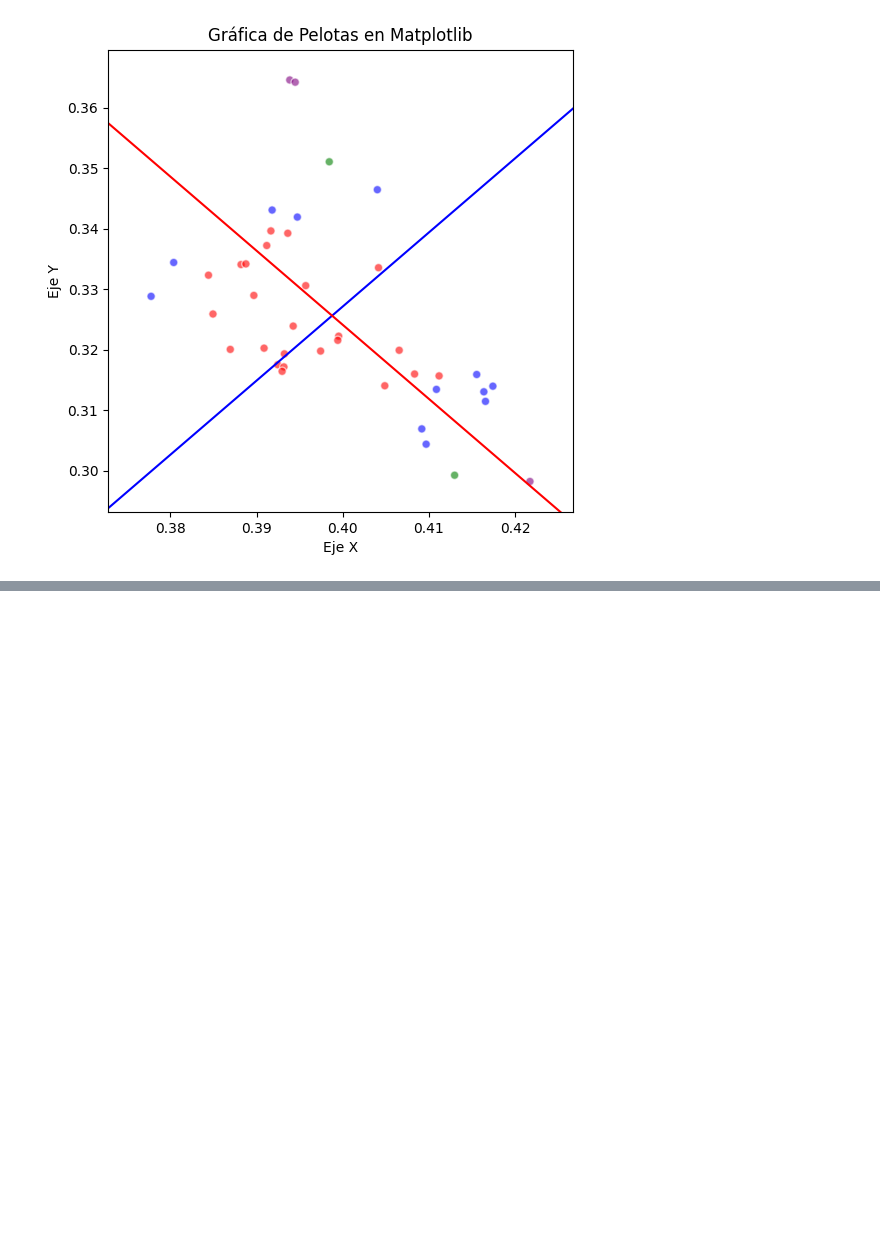
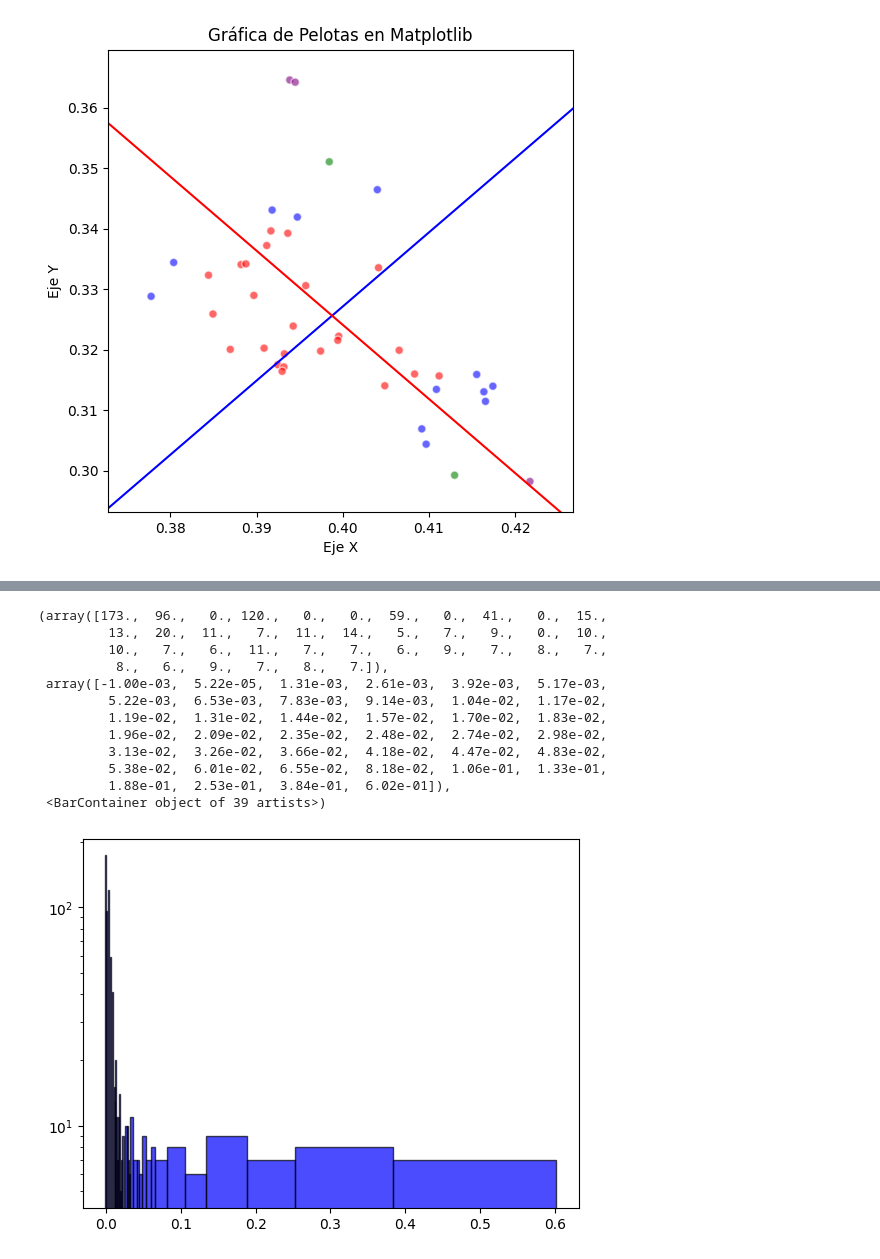
Before and after one commit to anton-p0g/ProyectoWebScrapping, a Jupyter notebook: parte_jose/analisis_areas.ipynb, the cells around one changed output, grey strips where cells are left out. Cells and saved outputs as stored; diff of their text form; code cells hidden in the pictures; blank space fills up the shorter version.

```diff
--- a/parte_jose/analisis_areas.ipynb
+++ b/parte_jose/analisis_areas.ipynb
@@ -275,0 +293,20 @@ Text(0, 0.5, 'Eje Y')
+# %%
+bookmarks = data[["Number of Bookmarks"]]
+escalado_bookmarks = modelo.fit_transform(np.array(bookmarks["Number of Bookmarks"]).reshape(-1,1))
+escalado_bookmarks = pd.DataFrame(escalado_bookmarks, columns=["Number of Bookmarks"])
+bins2 = pd.qcut(escalado_bookmarks["Number of Bookmarks"], q=100, duplicates="drop")
+plt.hist(escalado_bookmarks["Number of Bookmarks"], bins=bins2[bins2.notna()].cat.categories.left.sort_values().unique() , color='blue', edgecolor='black', alpha=0.7, log=True)
+# %% [output]
+(array([173.,  96.,   0., 120.,   0.,   0.,  59.,   0.,  41.,   0.,  15.,
+         13.,  20.,  11.,   7.,  11.,  14.,   5.,   7.,   9.,   0.,  10.,
+         10.,   7.,   6.,  11.,   7.,   7.,   6.,   9.,   7.,   8.,   7.,
+          8.,   6.,   9.,   7.,   8.,   7.]),
+ array([-1.00e-03,  5.22e-05,  1.31e-03,  2.61e-03,  3.92e-03,  5.17e-03,
+         5.22e-03,  6.53e-03,  7.83e-03,  9.14e-03,  1.04e-02,  1.17e-02,
+         1.19e-02,  1.31e-02,  1.44e-02,  1.57e-02,  1.70e-02,  1.83e-02,
+         1.96e-02,  2.09e-02,  2.35e-02,  2.48e-02,  2.74e-02,  2.98e-02,
+         3.13e-02,  3.26e-02,  3.66e-02,  4.18e-02,  4.47e-02,  4.83e-02,
+         5.38e-02,  6.01e-02,  6.55e-02,  8.18e-02,  1.06e-01,  1.33e-01,
+         1.88e-01,  2.53e-01,  3.84e-01,  6.02e-01]),
+ <BarContainer object of 39 artists>)
+[figure, added]
```
Also changed, not shown: parts of 1 cell of this notebook.
